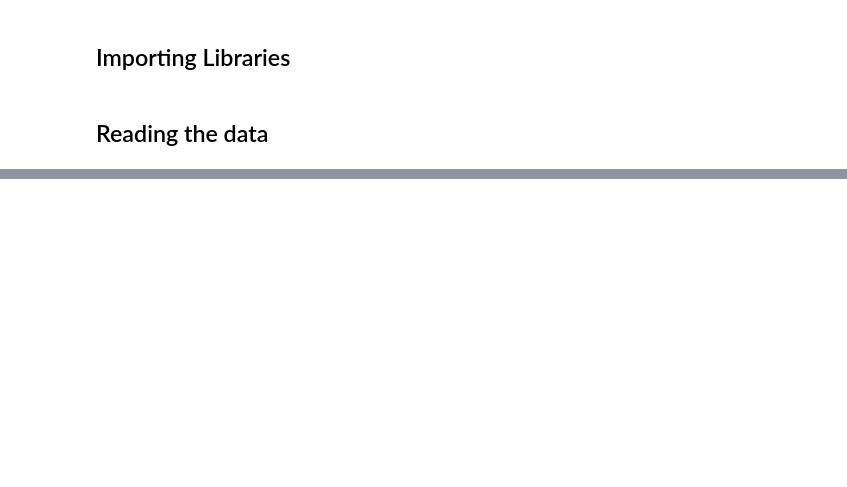
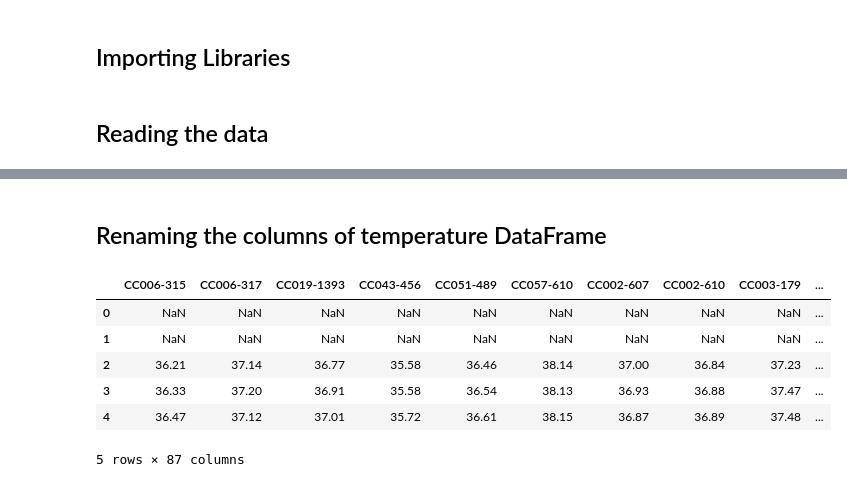
Before and after one commit to sheyaa/caterpillar_mset, a Jupyter notebook: TS_with_infection.ipynb, the cells around one changed output, grey strips where cells are left out. Drawn from its saved outputs; the diff is of its cells as text; code cells hidden in the pictures; blank space fills up the shorter version.

```diff
--- a/TS_with_infection.ipynb
+++ b/TS_with_infection.ipynb
@@ -32,0 +135,5 @@ infection_data = pd.read_excel('/Users/yoddmena/Downloads/Research/Telemetry_edi
+# %%
+# TEMPERATURE DATA
+df_temp = pd.DataFrame(temp)
+df_temp = df_temp.T
+df_temp.head()
@@ -32,0 +172,14 @@ infection_data = pd.read_excel('/Users/yoddmena/Downloads/Research/Telemetry_edi
+# %% [markdown]
+## Renaming the columns of temperature DataFrame
+# %%
+# Rename columns keeping only the first word
+df_temp.columns = df_temp.columns.astype(str).str.split(' ').str[0]
+df_temp.head()
+# %% [output]
+|  | CC006-315 | CC006-317 | CC019-1393 | CC043-456 | CC051-489 | CC057-610 | CC002-607 | CC002-610 | CC003-179 | ... |
+| 0 | NaN | NaN | NaN | NaN | NaN | NaN | NaN | NaN | NaN | ... |
+| 1 | NaN | NaN | NaN | NaN | NaN | NaN | NaN | NaN | NaN | ... |
+| 2 | 36.21 | 37.14 | 36.77 | 35.58 | 36.46 | 38.14 | 37.00 | 36.84 | 37.23 | ... |
+| 3 | 36.33 | 37.20 | 36.91 | 35.58 | 36.54 | 38.13 | 36.93 | 36.88 | 37.47 | ... |
+| 4 | 36.47 | 37.12 | 37.01 | 35.72 | 36.61 | 38.15 | 36.87 | 36.89 | 37.48 | ... |
+5 rows × 87 columns
```
Also changed, not shown: parts of 27 cells of this notebook, 3 other files.
